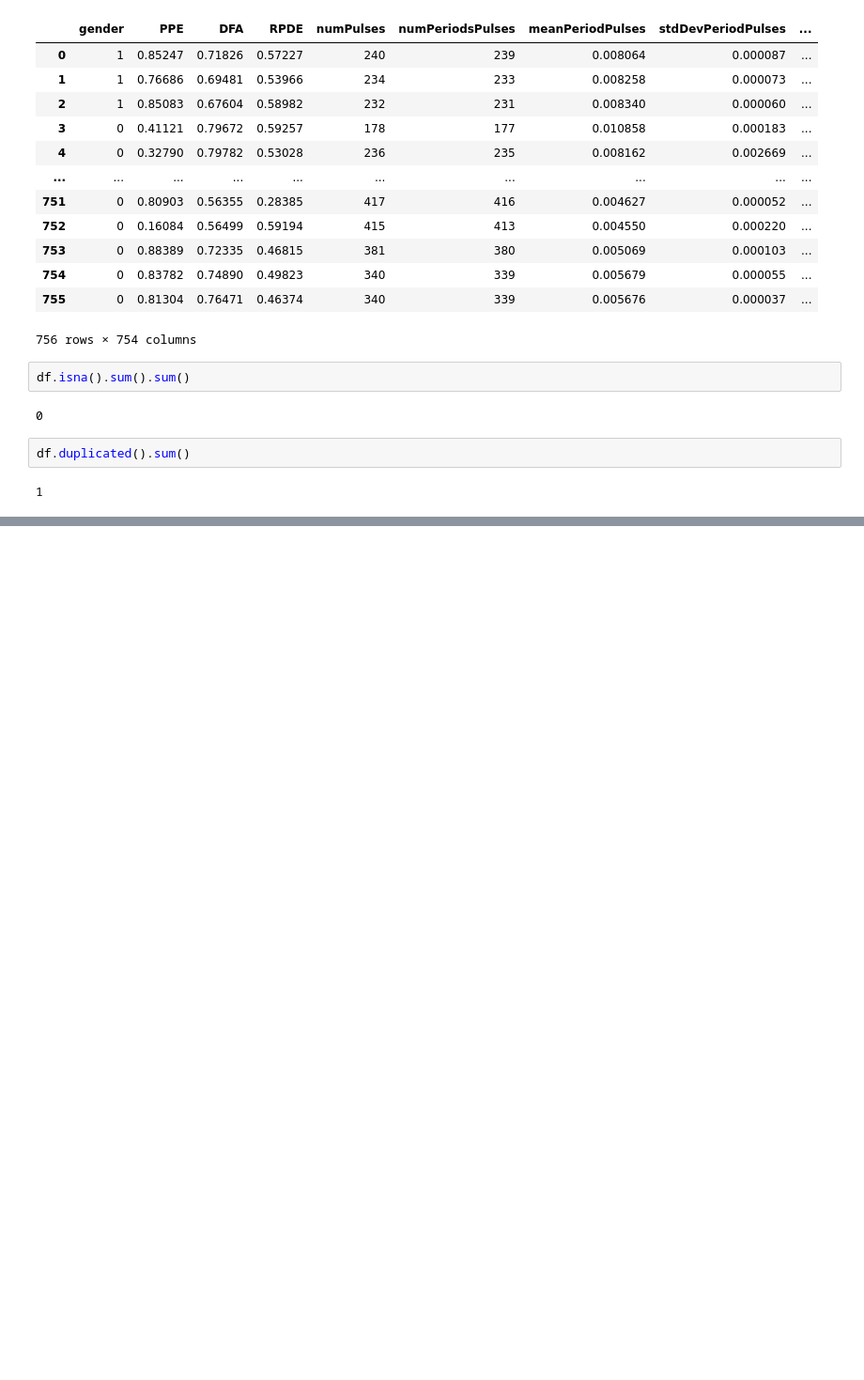
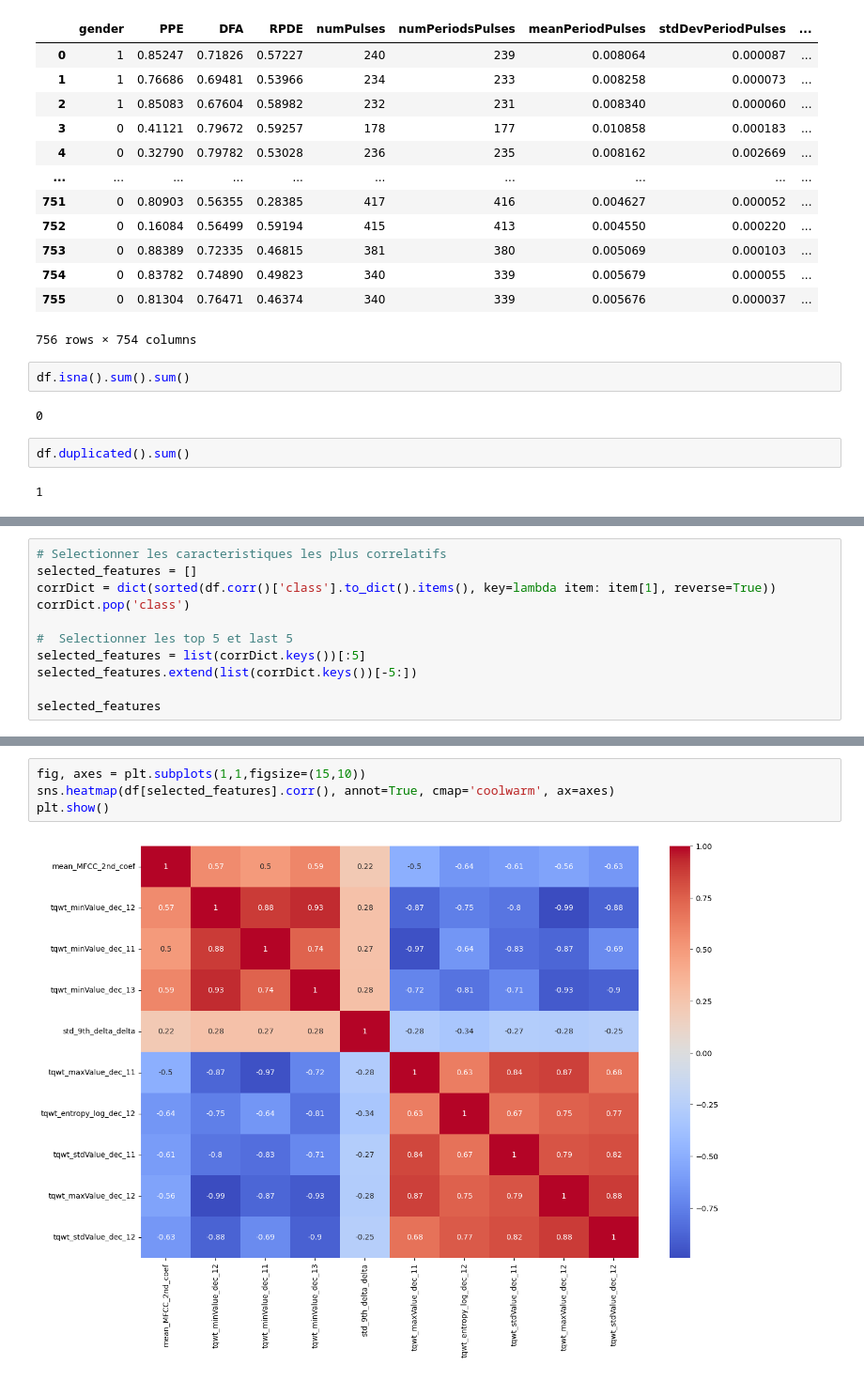
Before and after one commit to blueskullMRX/machine_learning_algorithms, a Jupyter notebook: notebook.ipynb, the cells around one changed output, grey strips where cells are left out. Shown at 94% size. Cells and saved outputs as stored; diff of their text form; blank space fills up the shorter version.

```diff
--- a/notebook.ipynb
+++ b/notebook.ipynb
@@ -230,0 +70,11 @@ Performing EFSA:
+# %%
+# Selectionner les caracteristiques les plus correlatifs
+selected_features = []
+corrDict = dict(sorted(df.corr()['class'].to_dict().items(), key=lambda item: item[1], reverse=True))
+corrDict.pop('class')
+
+#  Selectionner les top 5 et last 5
+selected_features = list(corrDict.keys())[:5]
+selected_features.extend(list(corrDict.keys())[-5:])
+
+selected_features
@@ -230,0 +92,6 @@ Performing EFSA:
+# %%
+fig, axes = plt.subplots(1,1,figsize=(15,10))
+sns.heatmap(df[selected_features].corr(), annot=True, cmap='coolwarm', ax=axes)
+plt.show()
+# %% [output]
+[figure, added]
```
Also changed, not shown: parts of 18 cells of this notebook, 1 other file.
